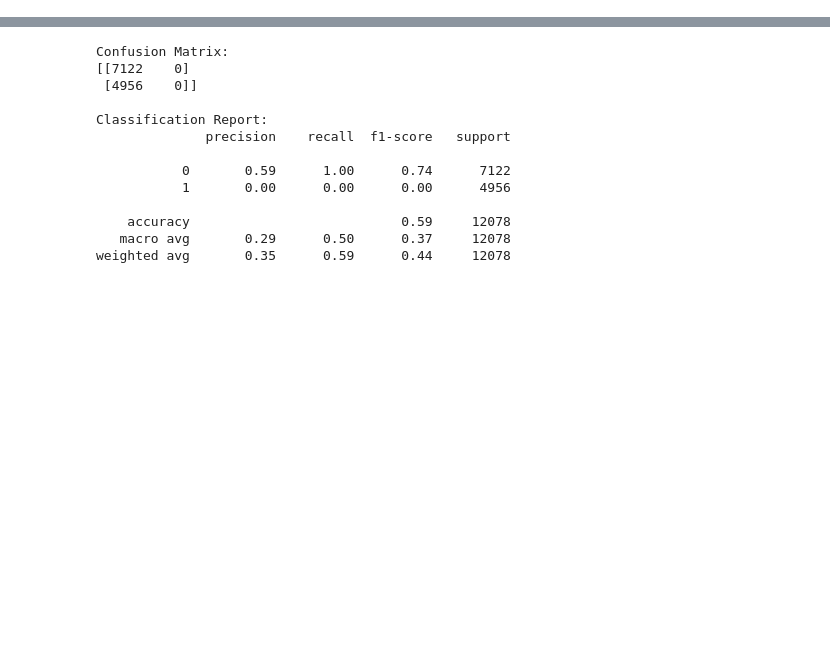
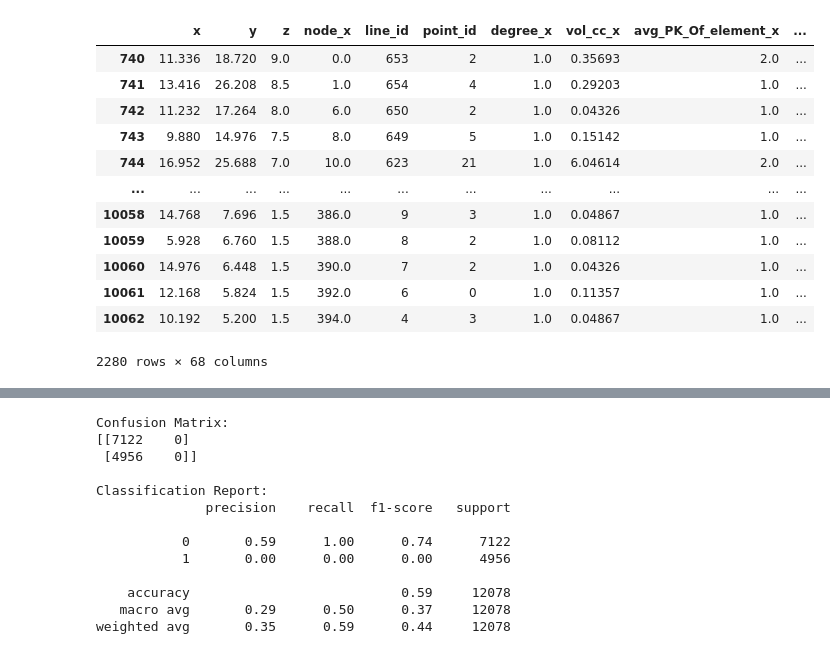
Before and after one commit to NotRithik/Mitochondrial-Function-Prediction-V2, a Jupyter notebook: SVM_RF.ipynb, the cells around one changed output, grey strips where cells are left out. Cells and saved outputs as stored; diff of their text form; code cells hidden in the pictures; blank space fills up the shorter version.

```diff
--- a/SVM_RF.ipynb
+++ b/SVM_RF.ipynb
@@ -231,0 +211,16 @@ weighted avg       0.81      0.82      0.81        38
+# %%
+list_of_models[3][1]
+# %% [output]
+|  | x | y | z | node_x | line_id | point_id | degree_x | vol_cc_x | avg_PK_Of_element_x | ... |
+| 740 | 11.336 | 18.720 | 9.0 | 0.0 | 653 | 2 | 1.0 | 0.35693 | 2.0 | ... |
+| 741 | 13.416 | 26.208 | 8.5 | 1.0 | 654 | 4 | 1.0 | 0.29203 | 1.0 | ... |
+| 742 | 11.232 | 17.264 | 8.0 | 6.0 | 650 | 2 | 1.0 | 0.04326 | 1.0 | ... |
+| 743 | 9.880 | 14.976 | 7.5 | 8.0 | 649 | 5 | 1.0 | 0.15142 | 1.0 | ... |
+| 744 | 16.952 | 25.688 | 7.0 | 10.0 | 623 | 21 | 1.0 | 6.04614 | 2.0 | ... |
+| ... | ... | ... | ... | ... | ... | ... | ... | ... | ... | ... |
+| 10058 | 14.768 | 7.696 | 1.5 | 386.0 | 9 | 3 | 1.0 | 0.04867 | 1.0 | ... |
+| 10059 | 5.928 | 6.760 | 1.5 | 388.0 | 8 | 2 | 1.0 | 0.08112 | 1.0 | ... |
+| 10060 | 14.976 | 6.448 | 1.5 | 390.0 | 7 | 2 | 1.0 | 0.04326 | 1.0 | ... |
+| 10061 | 12.168 | 5.824 | 1.5 | 392.0 | 6 | 0 | 1.0 | 0.11357 | 1.0 | ... |
+| 10062 | 10.192 | 5.200 | 1.5 | 394.0 | 4 | 3 | 1.0 | 0.04867 | 1.0 | ... |
+2280 rows × 68 columns
```
Also changed, not shown: parts of 9 cells of this notebook.
